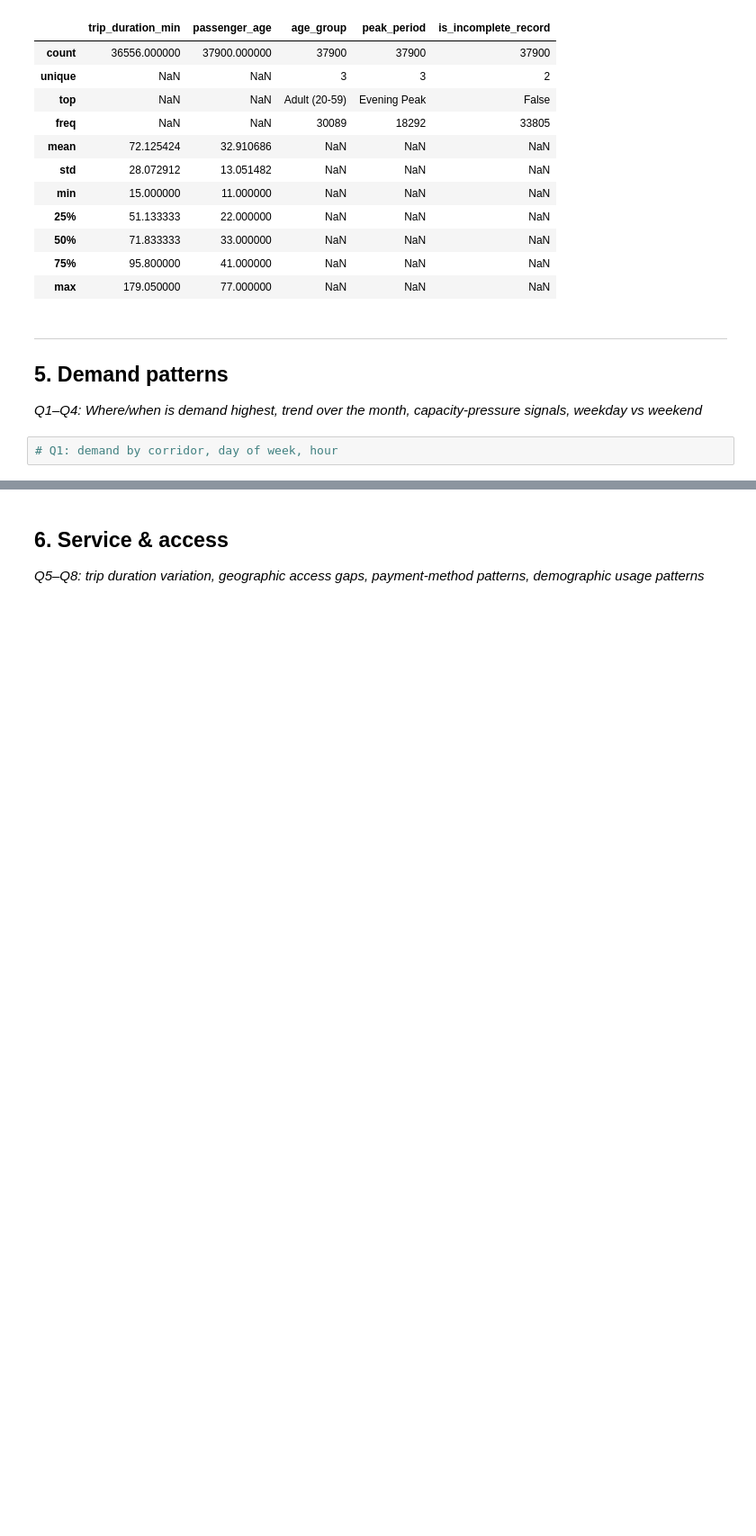
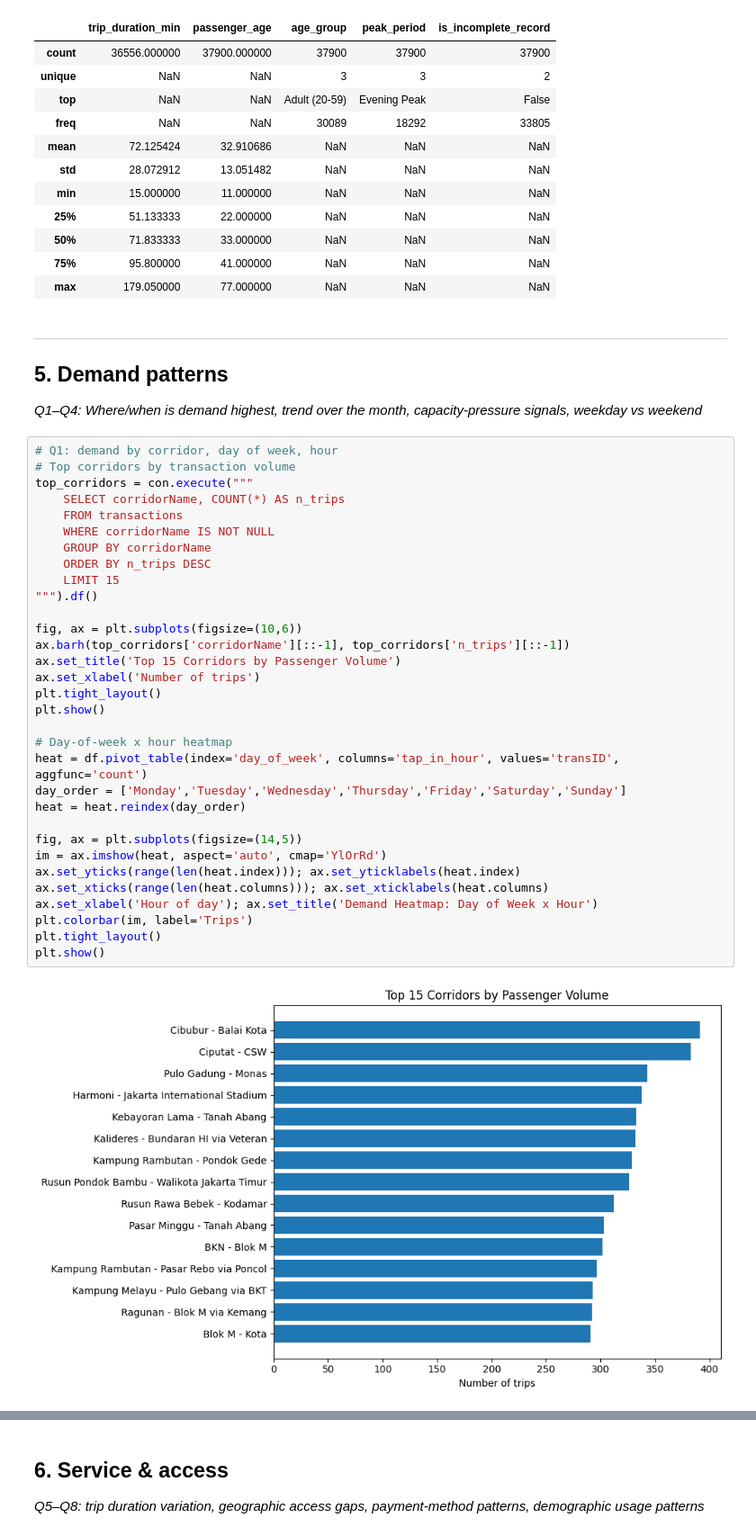
Before and after one commit to timothyevanheriawan-commits/transjakarta-analysis, a Jupyter notebook: transjakarta_analysis.ipynb, the cells around one changed output, grey strips where cells are left out. Shown at 90% size. Drawn from its saved outputs; the diff is of its cells as text; blank space fills up the shorter version.

```diff
--- a/transjakarta_analysis.ipynb
+++ b/transjakarta_analysis.ipynb
@@ -175,3 +175,35 @@ df[['trip_duration_min', 'passenger_age', 'age_group', 'peak_period', 'is_incomp
 *Q1–Q4: Where/when is demand highest, trend over the month, capacity-pressure signals, weekday vs weekend*
 # %%
 # Q1: demand by corridor, day of week, hour
+# Top corridors by transaction volume
+top_corridors = con.execute("""
+    SELECT corridorName, COUNT(*) AS n_trips
+    FROM transactions
+    WHERE corridorName IS NOT NULL
+    GROUP BY corridorName
+    ORDER BY n_trips DESC
+    LIMIT 15
+""").df()
+
+fig, ax = plt.subplots(figsize=(10,6))
+ax.barh(top_corridors['corridorName'][::-1], top_corridors['n_trips'][::-1])
+ax.set_title('Top 15 Corridors by Passenger Volume')
+ax.set_xlabel('Number of trips')
+plt.tight_layout()
+plt.show()
+
+# Day-of-week x hour heatmap
+heat = df.pivot_table(index='day_of_week', columns='tap_in_hour', values='transID', aggfunc='count')
+day_order = ['Monday','Tuesday','Wednesday','Thursday','Friday','Saturday','Sunday']
+heat = heat.reindex(day_order)
+
+fig, ax = plt.subplots(figsize=(14,5))
+im = ax.imshow(heat, aspect='auto', cmap='YlOrRd')
+ax.set_yticks(range(len(heat.index))); ax.set_yticklabels(heat.index)
+ax.set_xticks(range(len(heat.columns))); ax.set_xticklabels(heat.columns)
+ax.set_xlabel('Hour of day'); ax.set_title('Demand Heatmap: Day of Week x Hour')
+plt.colorbar(im, label='Trips')
+plt.tight_layout()
+plt.show()
+# %% [output]
+[figure, added]
```
Also changed, not shown: parts of 11 cells of this notebook, 2 other files.
